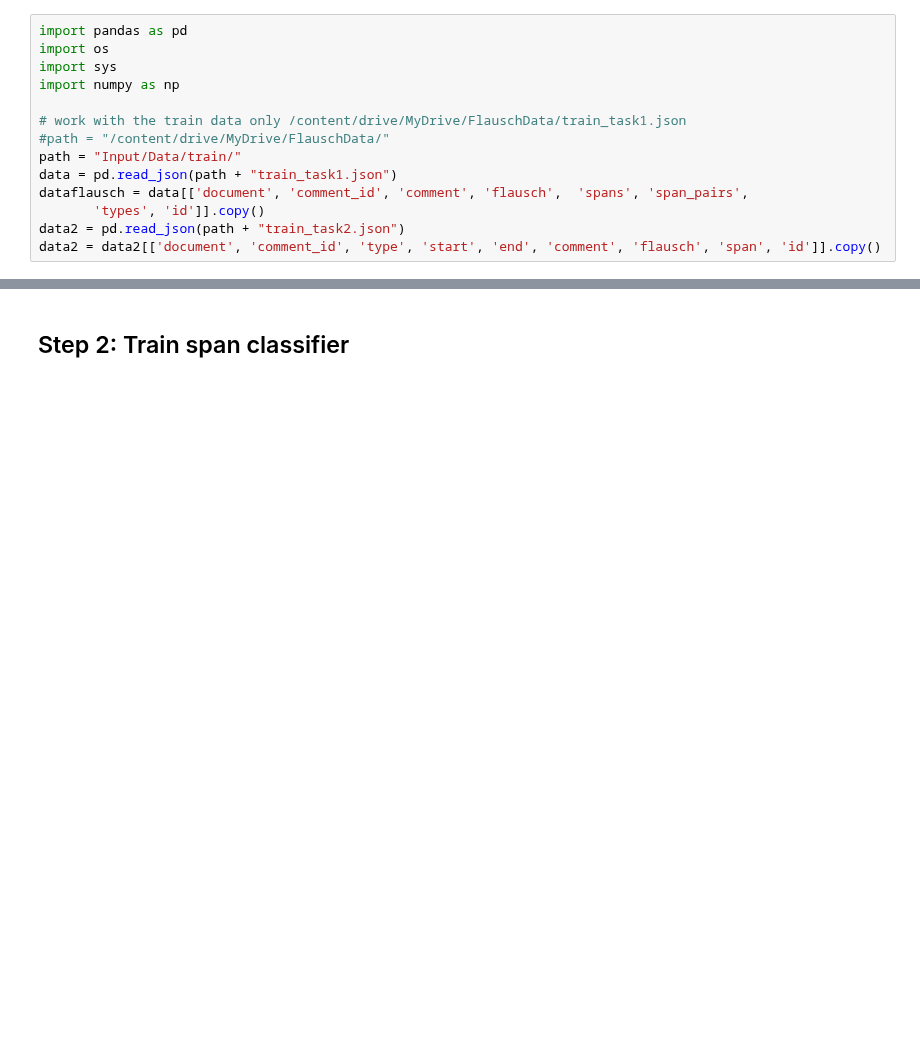
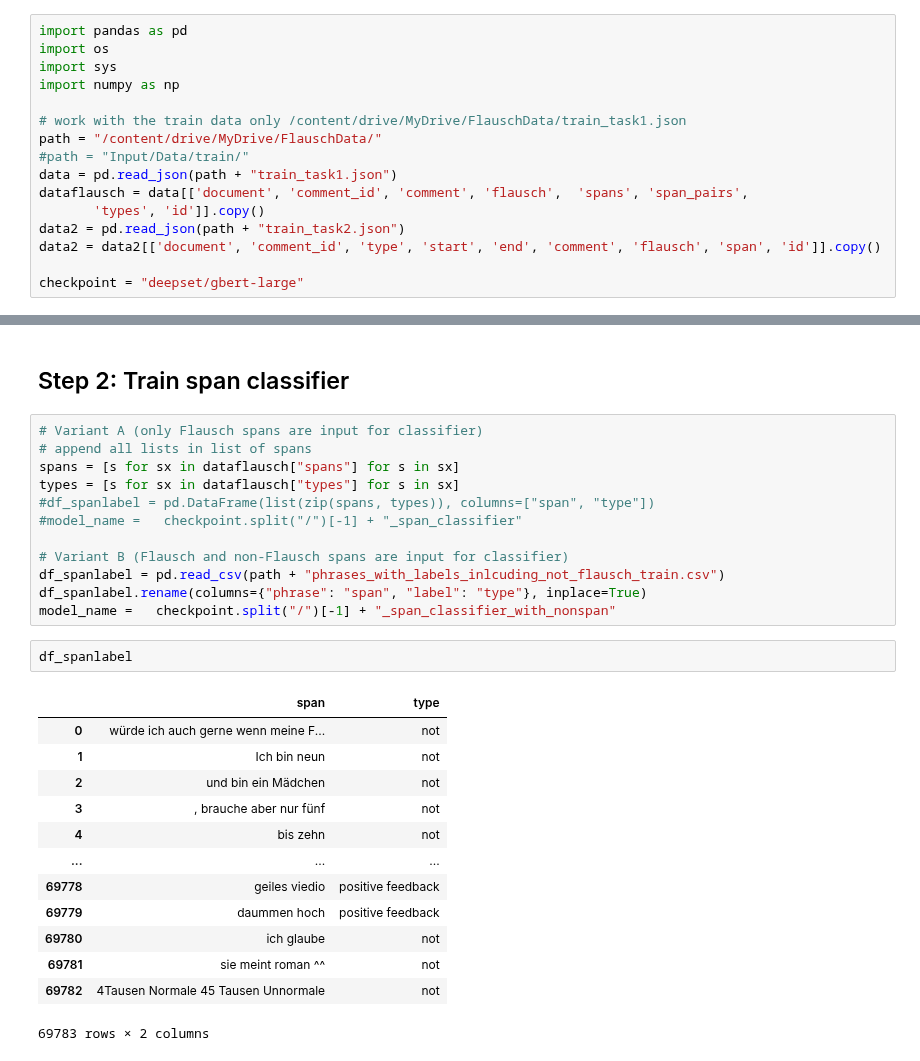
Before and after one commit to WiebkePetersen/GermevalFlausch, a Jupyter notebook: subtask2_span_detector_span_classifier.ipynb, the cells around one changed output, grey strips where cells are left out. Saved outputs shown, nothing was run; the diff lists cells and outputs as text; blank space fills up the shorter version.

```diff
--- a/subtask2_span_detector_span_classifier.ipynb
+++ b/subtask2_span_detector_span_classifier.ipynb
@@ -10,13 +20,15 @@ import sys
 import numpy as np
 
 # work with the train data only /content/drive/MyDrive/FlauschData/train_task1.json
-#path = "/content/drive/MyDrive/FlauschData/"
-path = "Input/Data/train/"
+path = "/content/drive/MyDrive/FlauschData/"
+#path = "Input/Data/train/"
 data = pd.read_json(path + "train_task1.json")
 dataflausch = data[['document', 'comment_id', 'comment', 'flausch',  'spans', 'span_pairs',
        'types', 'id']].copy()
 data2 = pd.read_json(path + "train_task2.json")
 data2 = data2[['document', 'comment_id', 'type', 'start', 'end', 'comment', 'flausch', 'span', 'id']].copy()
+
+checkpoint = "deepset/gbert-large"
 # %% [markdown]
 ## Step 1: Train span detector
 # %%
@@ -367,2 +436,30 @@ trainer.push_to_hub()
 # %% [markdown]
 ## Step 2: Train span classifier
+# %%
+# Variant A (only Flausch spans are input for classifier)
+# append all lists in list of spans
+spans = [s for sx in dataflausch["spans"] for s in sx]
+types = [s for sx in dataflausch["types"] for s in sx]
+#df_spanlabel = pd.DataFrame(list(zip(spans, types)), columns=["span", "type"])
+#model_name =   checkpoint.split("/")[-1] + "_span_classifier"
+
+# Variant B (Flausch and non-Flausch spans are input for classifier)
+df_spanlabel = pd.read_csv(path + "phrases_with_labels_inlcuding_not_flausch_train.csv")
+df_spanlabel.rename(columns={"phrase": "span", "label": "type"}, inplace=True)
+model_name =   checkpoint.split("/")[-1] + "_span_classifier_with_nonspan"
+# %%
+df_spanlabel
+# %% [output]
+|  | span | type |
+| 0 | würde ich auch gerne wenn meine F... | not |
+| 1 | Ich bin neun | not |
+| 2 | und bin ein Mädchen | not |
+| 3 | , brauche aber nur fünf | not |
+| 4 | bis zehn | not |
+| ... | ... | ... |
+| 69778 | geiles viedio | positive feedback |
+| 69779 | daummen hoch | positive feedback |
+| 69780 | ich glaube | not |
+| 69781 | sie meint roman ^^ | not |
+| 69782 | 4Tausen Normale 45 Tausen Unnormale | not |
+69783 rows × 2 columns
```
Also changed, not shown: parts of 37 cells of this notebook.
